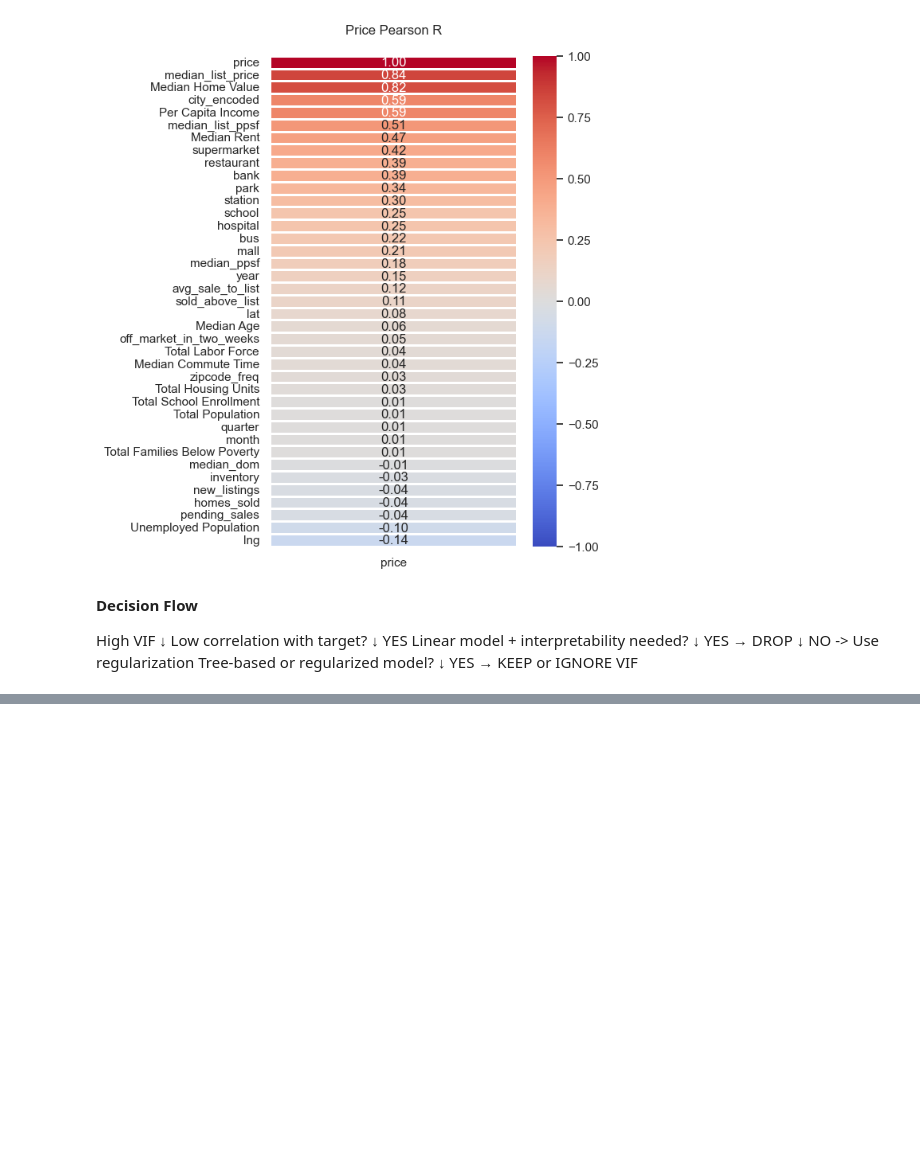
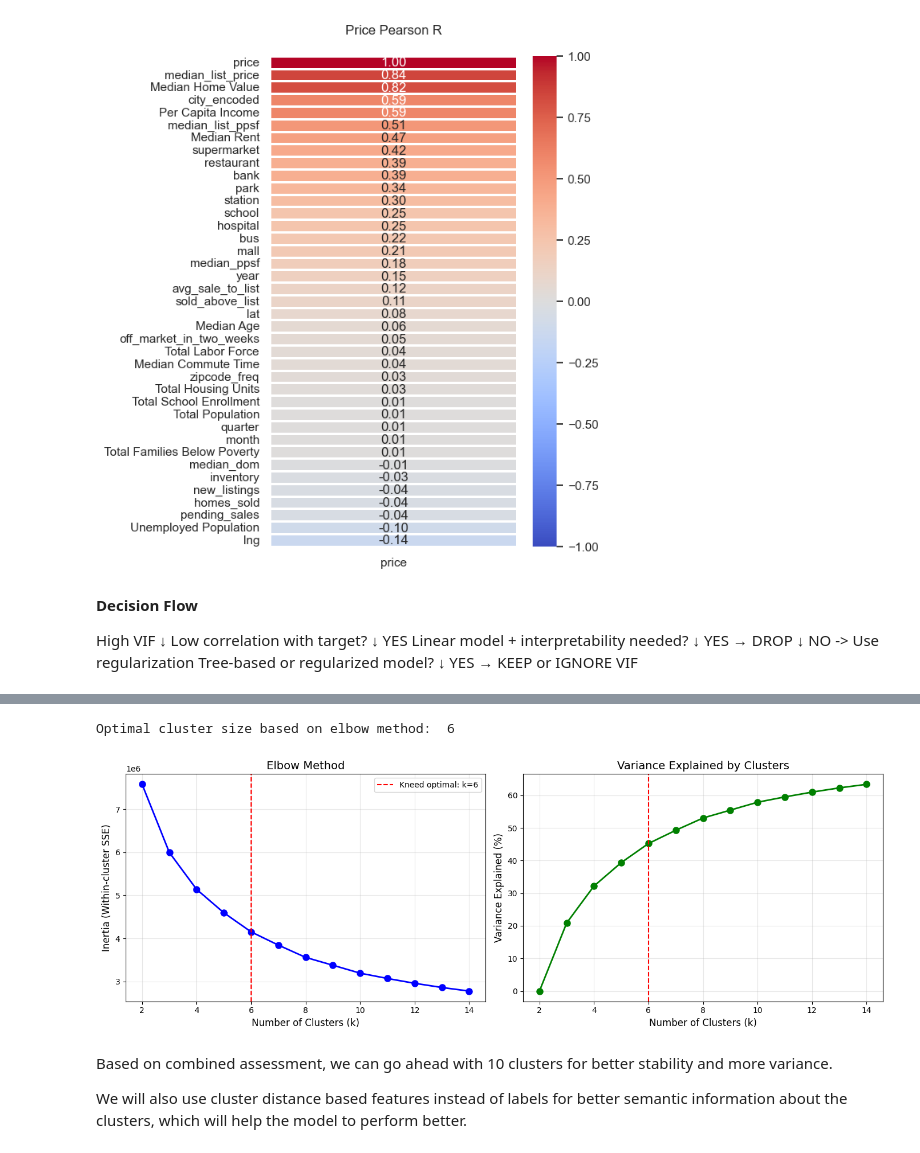
Before and after one commit to AadiPaliwal/regression_ml_end2end, a Jupyter notebook: notebooks/03_feature_engineering.ipynb, the cells around one changed output, grey strips where cells are left out. Drawn from its saved outputs; the diff is of its cells as text; code cells hidden in the pictures; blank space fills up the shorter version.

Commit message:
Added clustering based features

```diff
--- a/notebooks/03_feature_engineering.ipynb
+++ b/notebooks/03_feature_engineering.ipynb
@@ -260,0 +318,6 @@ Tree-based or regularized model?
+# %%
+train_df = pd.read_csv("/Users/aaditya.paliwal/Desktop/regression_ml_end2end/data/processed/feature_engineered_train.csv", index_col=0)
+df = train_df
+
+X = df.copy()
+y = X.pop("price")
@@ -260,0 +508,34 @@ Tree-based or regularized model?
+# %%
+from sklearn.metrics import calinski_harabasz_score, davies_bouldin_score, silhouette_score
+
+def fast_silhouette(X, labels, sample_size=100000, random_state=42):
+    """Calculate silhouette score on a random sample."""
+    if len(X) <= sample_size:
+        return silhouette_score(X, labels)
+
+    rng = np.random.RandomState(random_state)
+    idx = rng.choice(len(X), size=sample_size, replace=False)
+
+    return silhouette_score(X.iloc[idx], labels[idx])
+
+scores = []
+for k in range(4, 13):
+    kmeans = KMeans(n_clusters=k, n_init=10, random_state=42)
+    labels = kmeans.fit_predict(X_scaled)
+
+    # Both are very fast even on large datasets
+    ch_score = calinski_harabasz_score(X_scaled, labels)  # Higher is better
+    db_score = davies_bouldin_score(X_scaled, labels)      # Lower is better
+
+    # Silhoutte score on randomly selected batch of 10000
+    sil_score = fast_silhouette(X_scaled, labels)
+
+    scores.append({
+                "k": k,
+                "fast_silhoutte_score": sil_score,
+                "calinski_harabasz_score": ch_score,
+                "davies_bouldin_score": db_score
+            })
+
+print()
+print(pd.DataFrame(scores))
@@ -260,0 +650,2 @@ Tree-based or regularized model?
+# %%
+elbow_results = elbow_method(X_scaled)
@@ -260,0 +666,12 @@ Tree-based or regularized model?
+# %%
+print("Optimal cluster size based on elbow method: ", elbow_results[1])
+# %% [output]
+Optimal cluster size based on elbow method:  6
+# %%
+figure = plot_elbow(elbow_results[0], elbow_results[1])
+# %% [output]
+[figure, added]
+# %% [markdown]
+Based on combined assessment, we can go ahead with 10 clusters for better stability and more variance.
+
+We will also use cluster distance based features instead of labels for better semantic information about the clusters, which will help the model to perform better.
```
Also changed, not shown: parts of 20 cells of this notebook, 2 other files.
